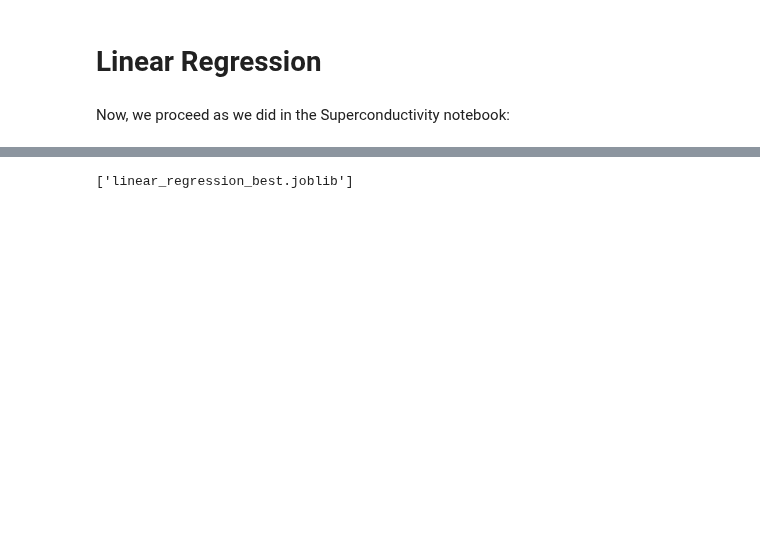
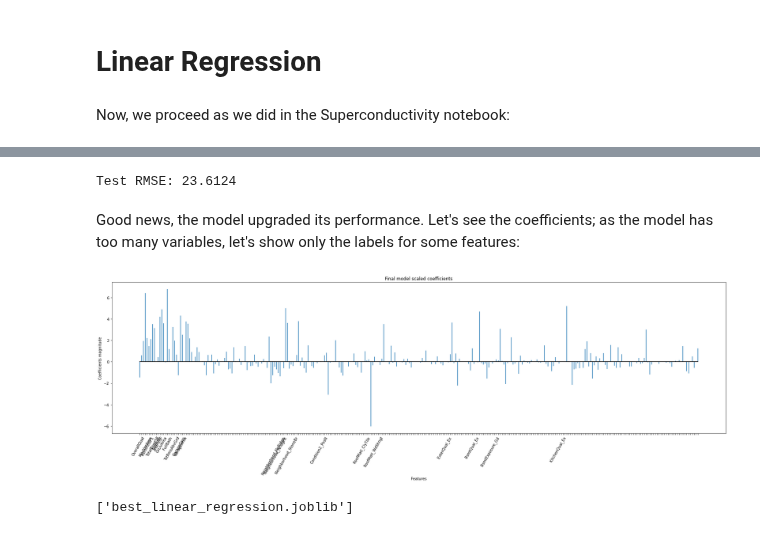
Before and after one commit to mgp165/TFG, a Jupyter notebook: notebooks/models/house_prices/linear_regression.ipynb, the cells around one changed output, grey strips where cells are left out. Drawn from its saved outputs; the diff is of its cells as text; code cells hidden in the pictures; blank space fills up the shorter version.

```diff
--- a/notebooks/models/house_prices/linear_regression.ipynb
+++ b/notebooks/models/house_prices/linear_regression.ipynb
@@ -51,4 +80,31 @@ We are left with the **ElasticNet** with l1 ratio = 0.75 as the best model.
+# %%
+model = ElasticNet(l1_ratio=0.25).fit(X_retrain_scaled, y_retrain_scaled)
+# %%
+test_pred = model.predict(X_test_scaled)
+rmse = root_mean_squared_error(y_test_scaled, test_pred)
+print('Test RMSE:', round(rmse, 4))
+# %% [output]
+Test RMSE: 23.6124
+# %% [markdown]
+Good news, the model upgraded its performance. Let's see the coefficients; as the model has too many variables, let's show only the labels for some features:
+# %%
+top_threshold = 3
+top_coefficients = [coef for coef in model.coef_.ravel() if abs(coef) > top_threshold]
+top_features = [name for name, coef in zip(X_retrain.columns, model.coef_.ravel()) if abs(coef) > top_threshold]
+# %%
+labels = [' ' if feature not in top_features else feature for feature in X_retrain.columns]
+# %%
+fig, ax = plt.subplots(figsize=(24, 8))
+ax.stem(X_retrain.columns, model.coef_.ravel(), markerfmt=' ', basefmt='k-')
+ax.set_xlabel('Features')
+ax.set_ylabel('Coefficients magnitude')
+ax.set_title('Final model scaled coefficients')
+ax.set_xticklabels(labels, rotation=60, ha='right')
+plt.tight_layout()
+plt.show()
+# %% [output]
+[figure, added]
 # %%
-dump(lr_en3, 'linear_regression_best.joblib')
+dump(model, 'best_linear_regression.joblib')
 # %% [output]
-['linear_regression_best.joblib']
+['best_linear_regression.joblib']
```
Also changed, not shown: parts of 25 cells of this notebook, 1 other file.
